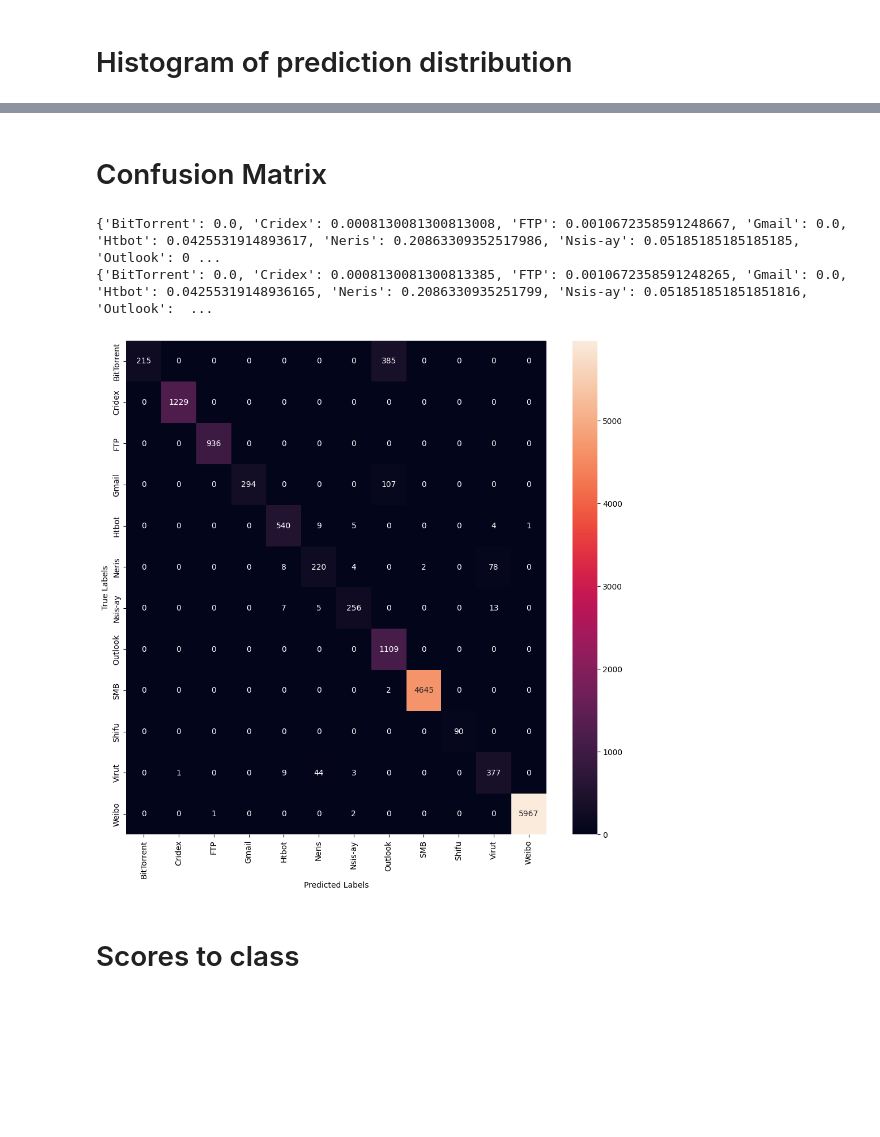
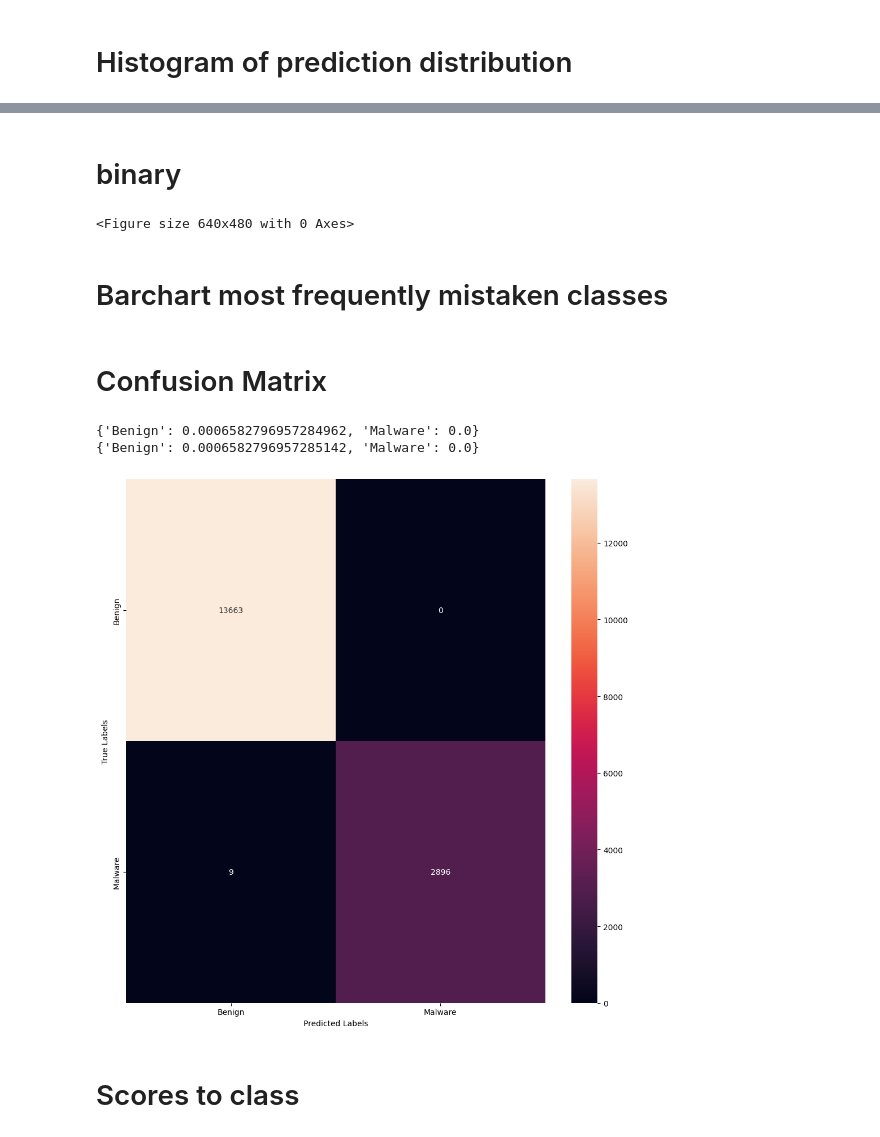
Before and after one commit to maxi99manuel99/flow-image-classification, a Jupyter notebook: plot_scores.ipynb, the cells around one changed output, grey strips where cells are left out. Drawn from its saved outputs; the diff is of its cells as text; code cells hidden in the pictures; blank space fills up the shorter version.

Commit message:
added binary functionality for roc and histogram

```diff
--- a/plot_scores.ipynb
+++ b/plot_scores.ipynb
@@ -14,6 +14,7 @@ PREPROCESSED_CLASSES_NERIS_VIRUT = ['BitTorrent', 'Cridex', 'FTP', 'Geodo', 'Gma
 
 PAYLOAD_CLASSES = ['BitTorrent', 'Cridex', 'FTP', 'Gmail', 'Htbot', 'Neris', 'Nsis-ay', 'Outlook', 'SMB', 'Shifu', 'Virut', 'Weibo']
 PAYLOAD_CLASSES_NERIS_VIRUT = ['BitTorrent', 'Cridex', 'FTP', 'Gmail', 'Htbot', 'Neris/Virut', 'Nsis-ay', 'Outlook', 'SMB', 'Shifu', 'Weibo']
+BINARY_CLASSES = ['Benign', 'Malware']
 # %% [markdown]
 # Standard plots for one training task (model dataset combination)
 # %%
@@ -171,3 +192,36 @@ if multiclass:
+# %% [markdown]
+# binary
+# %%
+distribution_json = '/home/manuel/Bachelorarbeit/results/saved_models-new/binary/payload/resnet-50/next/bonus_scores.json'
+
+with open(distribution_json, 'r') as f:
+  distribution_dict = json.load(f)["Label_prediction_distribution"]
+
+
+probabilities_Benign = distribution_dict["0"]
+probabilities_Malware = distribution_dict["1"]
+
+total_instances_label = len(probabilities_Benign)
+
+q3, q1 = np.percentile(probabilities_Benign, [75 ,25])
+iqr = q3 - q1
+bin_width = 2 * (q3 - q1) * np.cbrt(total_instances_label)
+n_bins = round((max(probabilities_Benign) - min(probabilities_Benign)) / bin_width)
+
+# calculate interquartile range for Freedman-Diaconis number of bins
+for probabilities, label in zip([probabilities_Benign, probabilities_Malware], ["Benign", "Malware"]):
+    plt.hist(probabilities, bins=n_bins, label=label, weights=np.ones(len(probabilities)) / len(probabilities))
+    plt.yscale("log")
+
+plt.ylabel('Fraction of instances')
+plt.xlabel('Sigmoid output by Model')
+plt.legend()
+plt.savefig("histogram.svg", format="svg")
+plt.clf()
+# %% [output]
+<Figure size 640x480 with 0 Axes>
+# %% [markdown]
+# Barchart most frequently mistaken classes
 # %%
 mistakes_json = '/home/manuel/Bachelorarbeit/results/saved_models-new/multiclass/preprocessed/vgg-19/notop/bonus_scores.json'
 
@@ -197,34 +251,34 @@ plt.clf()
 # %%
 FDR_per_class = {}
 FDR2_per_class = {}
-cf_matrix = torch.load("/home/manuel/Bachelorarbeit/results/saved_models-new/multiclass/payload/vgg-19/fc/confusion_matrix.pt")
+cf_matrix = torch.load("/home/manuel/Bachelorarbeit/results/saved_models-new/binary/payload/resnet-50/next/confusion_matrix.pt")
 cf_matrix = cf_matrix.numpy()
 df_cm = pd.DataFrame(cf_matrix,
-                    columns = [i for i in PAYLOAD_CLASSES],
-                    index=[i for i in PAYLOAD_CLASSES])
+                    columns = [i for i in BINARY_CLASSES],
+                    index=[i for i in BINARY_CLASSES])
 
 for class_idx, class_name in enumerate(df_cm.columns):
     class_predictions = df_cm[class_name]
     class_predictions = class_predictions.to_list()
     TP = class_predictions[class_idx]
     false_predictions = class_predictions[:class_idx] + class_predictions[class_idx+1:]
     FP =  np.sum(false_predictions)
     FDR = FP / (TP + FP)
     FDR2_per_class[class_name] = 1 - (TP / (TP+FP))
     FDR_per_class[class_name] = FDR
 
 print(FDR_per_class)
 print(FDR2_per_class)
 plt.figure(figsize=(10,10))
 sn.heatmap(df_cm, annot=True, fmt='g')
 plt.ylabel("True Labels")
 plt.xlabel("Predicted Labels")
 plt.tight_layout()
 plt.savefig("Confusion.svg", format="svg", dpi = 400)
 # %% [output]
-{'BitTorrent': 0.0, 'Cridex': 0.0008130081300813008, 'FTP': 0.0010672358591248667, 'Gmail': 0.0, 'Htbot': 0.0425531914893617, 'Neris': 0.20863309352517986, 'Nsis-ay': 0.05185185185185185, 'Outlook': 0 ...
-{'BitTorrent': 0.0, 'Cridex': 0.0008130081300813385, 'FTP': 0.0010672358591248265, 'Gmail': 0.0, 'Htbot': 0.04255319148936165, 'Neris': 0.2086330935251799, 'Nsis-ay': 0.051851851851851816, 'Outlook':  ...
+{'Benign': 0.0006582796957284962, 'Malware': 0.0}
+{'Benign': 0.0006582796957285142, 'Malware': 0.0}
-[figure, old version]
+[figure, new version]
 # %% [markdown]
 # Scores to class
 # %%
```
Also changed, not shown: parts of 8 cells of this notebook.
